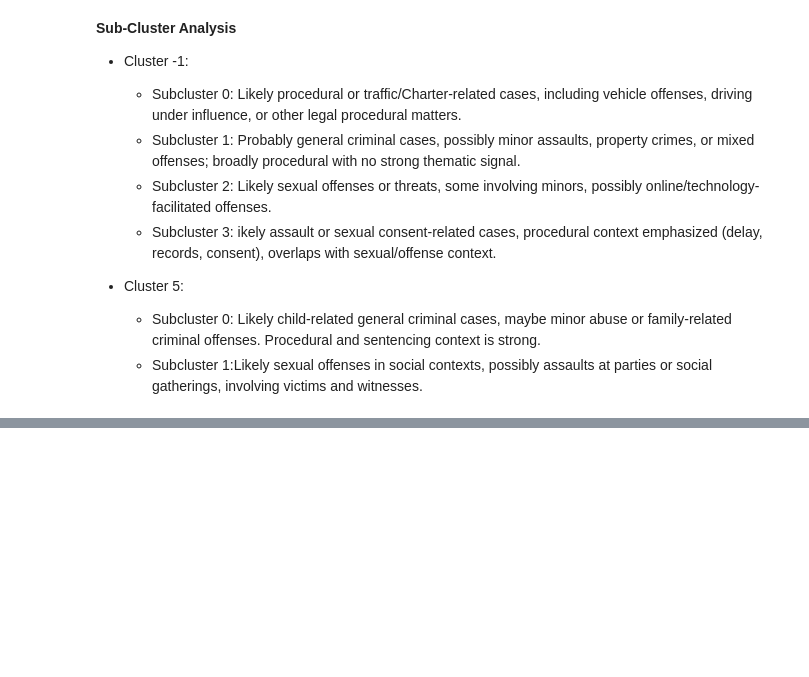
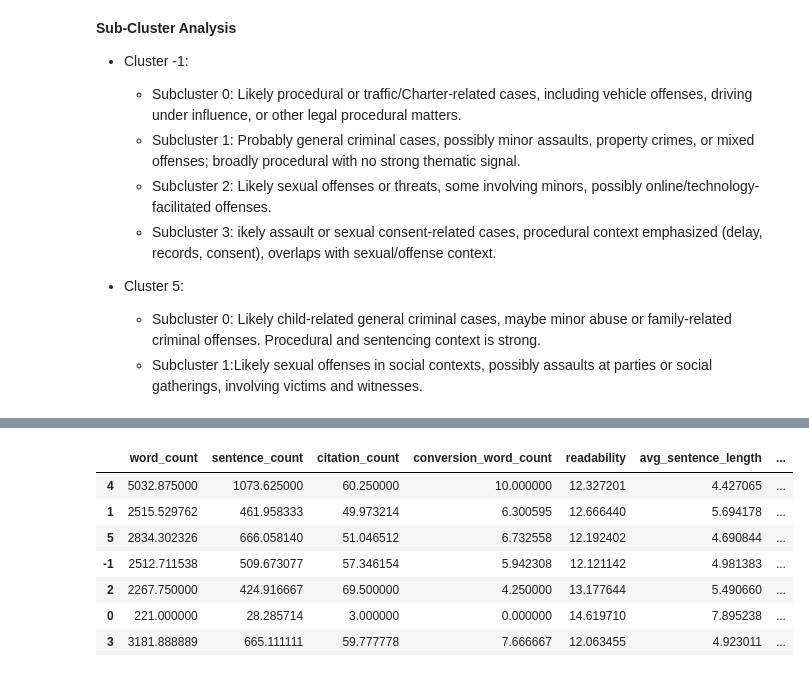
Before and after one commit to romane-lg/Ontario-Court-Cases, a Jupyter notebook: notebook.ipynb, the cells around one changed output, grey strips where cells are left out. Saved outputs shown, nothing was run; the diff lists cells and outputs as text; code cells hidden in the pictures; blank space fills up the shorter version.

```diff
--- a/notebook.ipynb
+++ b/notebook.ipynb
@@ -364,0 +477,33 @@ df.head()
+# %%
+# Per-Cluster analysis
+cluster_results = defaultdict(list)
+
+for cluster in df['Cluster'].unique():
+    cluster_texts = [text for text, lbl in zip(texts, df['Cluster']) if lbl == cluster]
+    for idx, text in enumerate(cluster_texts, 1):
+        print(f"Cluster {cluster} — Processing case {idx}/{len(cluster_texts)}")
+        cluster_results[cluster].append(analyze_text(text))
+
+# Aggregate per cluster
+cluster_summary = {}
+for cluster, metrics_list in cluster_results.items():
+    df_metrics = pd.DataFrame(metrics_list)
+    numeric_df = df_metrics.select_dtypes(include='number')
+    cluster_summary[cluster] = numeric_df.mean()
+
+cluster_summary_df = pd.DataFrame(cluster_summary).T
+cluster_summary_df['complexity_category'] = cluster_summary_df['complexity_score'].apply(classify_complexity)
+
+print("\nCluster-level complexity summary:")
+print(cluster_summary_df)
+# %%
+cluster_summary_df
+# %% [output]
+|  | word_count | sentence_count | citation_count | conversion_word_count | readability | avg_sentence_length | ... |
+| 4 | 5032.875000 | 1073.625000 | 60.250000 | 10.000000 | 12.327201 | 4.427065 | ... |
+| 1 | 2515.529762 | 461.958333 | 49.973214 | 6.300595 | 12.666440 | 5.694178 | ... |
+| 5 | 2834.302326 | 666.058140 | 51.046512 | 6.732558 | 12.192402 | 4.690844 | ... |
+| -1 | 2512.711538 | 509.673077 | 57.346154 | 5.942308 | 12.121142 | 4.981383 | ... |
+| 2 | 2267.750000 | 424.916667 | 69.500000 | 4.250000 | 13.177644 | 5.490660 | ... |
+| 0 | 221.000000 | 28.285714 | 3.000000 | 0.000000 | 14.619710 | 7.895238 | ... |
+| 3 | 3181.888889 | 665.111111 | 59.777778 | 7.666667 | 12.063455 | 4.923011 | ... |
```
Also changed, not shown: parts of 15 cells of this notebook.
